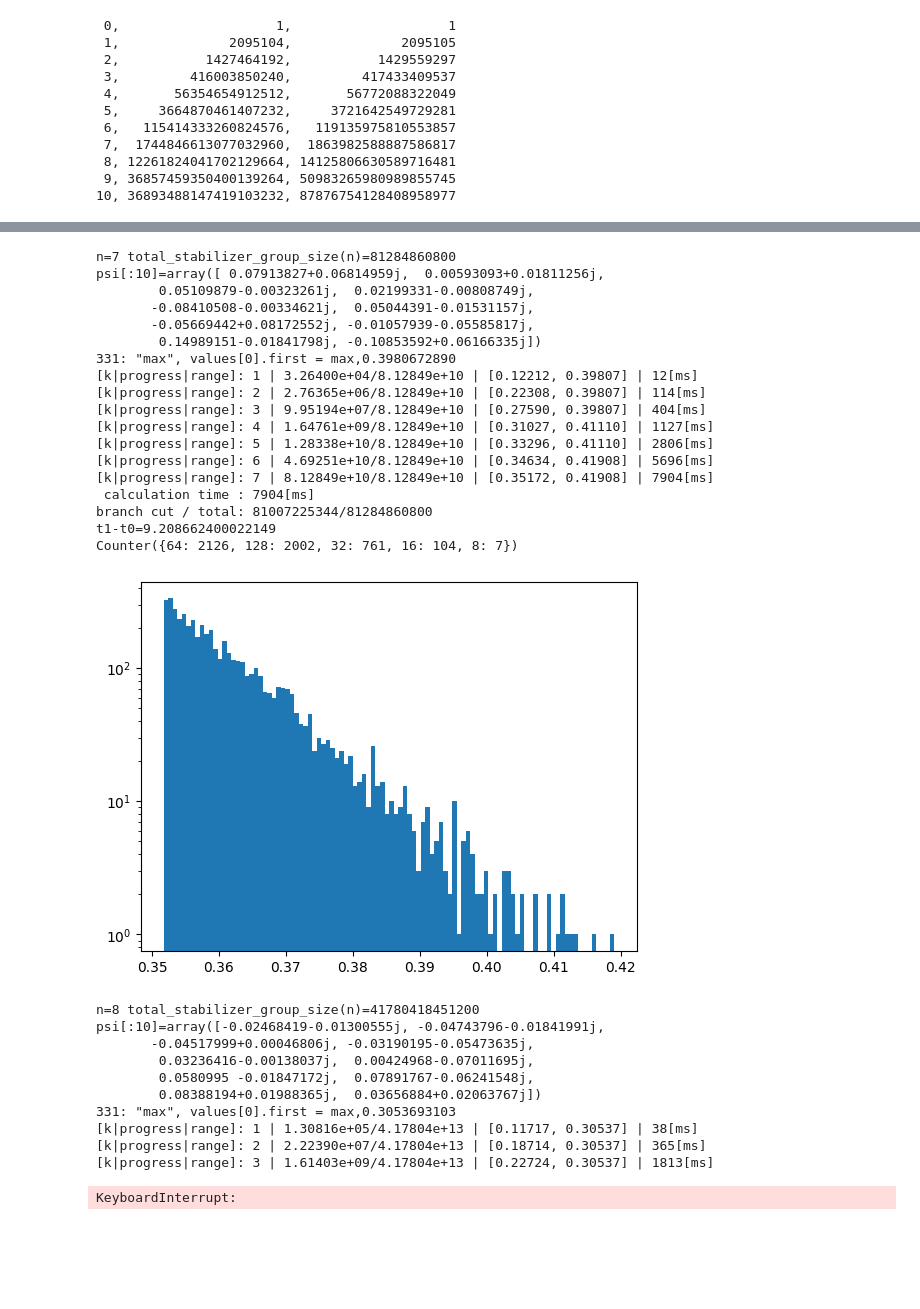
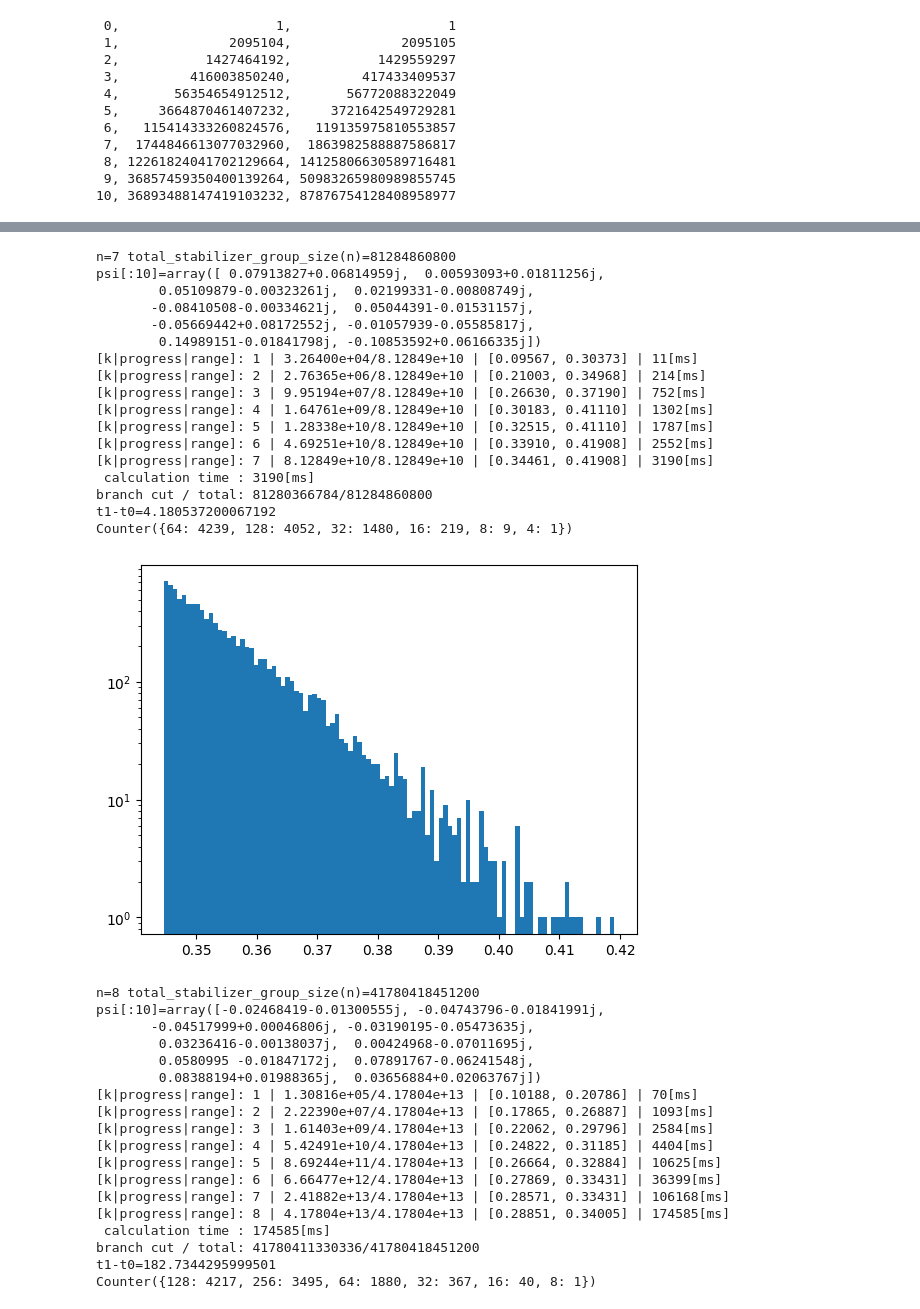
Before and after one commit to quantum-programming/stabilizer_extent, a Jupyter notebook: notebooks/dot_calculation.ipynb, the cells around one changed output, grey strips where cells are left out. Drawn from its saved outputs; the diff is of its cells as text; code cells hidden in the pictures; blank space fills up the shorter version.

```diff
--- a/notebooks/dot_calculation.ipynb
+++ b/notebooks/dot_calculation.ipynb
@@ -57,7 +57,7 @@ for n in [3, 4, 5]:
     t1 = time.perf_counter()
     ansFast = calc_dot(n, psi.tolist())
     t2 = time.perf_counter()
-    states = get_topK_Amat(n, psi, is_dual_mode=False)
+    states = get_topK_Amat(n, psi, is_dual_mode=False, verbose=True)
     ansFast2 = np.abs(psi.conjugate() @ states)
     t3 = time.perf_counter()
     print(f"{t1-t0=}")
@@ -145,7 +142,7 @@ for n in [6, 7, 8]:
     print(f"{psi[:10]=}")
 
     t0 = time.perf_counter()
-    states = get_topK_Amat(n, psi, is_dual_mode=False)
+    states = get_topK_Amat(n, psi, is_dual_mode=False, verbose=True)
     ans = np.abs(psi.conj().T @ states)
     t1 = time.perf_counter()
     print(f"{t1-t0=}")
@@ -180,30 +176,36 @@ Counter({32: 2105, 64: 1896, 16: 830, 8: 157, 4: 12})
 n=7 total_stabilizer_group_size(n)=81284860800
 psi[:10]=array([ 0.07913827+0.06814959j,  0.00593093+0.01811256j,
         0.05109879-0.00323261j,  0.02199331-0.00808749j,
        -0.08410508-0.00334621j,  0.05044391-0.01531157j,
        -0.05669442+0.08172552j, -0.01057939-0.05585817j,
         0.14989151-0.01841798j, -0.10853592+0.06166335j])
-331: "max", values[0].first = max,0.3980672890
-[k|progress|range]: 1 | 3.26400e+04/8.12849e+10 | [0.12212, 0.39807] | 12[ms]
-[k|progress|range]: 2 | 2.76365e+06/8.12849e+10 | [0.22308, 0.39807] | 114[ms]
-[k|progress|range]: 3 | 9.95194e+07/8.12849e+10 | [0.27590, 0.39807] | 404[ms]
-[k|progress|range]: 4 | 1.64761e+09/8.12849e+10 | [0.31027, 0.41110] | 1127[ms]
-[k|progress|range]: 5 | 1.28338e+10/8.12849e+10 | [0.33296, 0.41110] | 2806[ms]
-[k|progress|range]: 6 | 4.69251e+10/8.12849e+10 | [0.34634, 0.41908] | 5696[ms]
-[k|progress|range]: 7 | 8.12849e+10/8.12849e+10 | [0.35172, 0.41908] | 7904[ms]
- calculation time : 7904[ms]
-branch cut / total: 81007225344/81284860800
-t1-t0=9.208662400022149
-Counter({64: 2126, 128: 2002, 32: 761, 16: 104, 8: 7})
+[k|progress|range]: 1 | 3.26400e+04/8.12849e+10 | [0.09567, 0.30373] | 11[ms]
+[k|progress|range]: 2 | 2.76365e+06/8.12849e+10 | [0.21003, 0.34968] | 214[ms]
+[k|progress|range]: 3 | 9.95194e+07/8.12849e+10 | [0.26630, 0.37190] | 752[ms]
+[k|progress|range]: 4 | 1.64761e+09/8.12849e+10 | [0.30183, 0.41110] | 1302[ms]
+[k|progress|range]: 5 | 1.28338e+10/8.12849e+10 | [0.32515, 0.41110] | 1787[ms]
+[k|progress|range]: 6 | 4.69251e+10/8.12849e+10 | [0.33910, 0.41908] | 2552[ms]
+[k|progress|range]: 7 | 8.12849e+10/8.12849e+10 | [0.34461, 0.41908] | 3190[ms]
+ calculation time : 3190[ms]
+branch cut / total: 81280366784/81284860800
+t1-t0=4.180537200067192
+Counter({64: 4239, 128: 4052, 32: 1480, 16: 219, 8: 9, 4: 1})
-[figure, old version]
+[figure, new version]
 n=8 total_stabilizer_group_size(n)=41780418451200
 psi[:10]=array([-0.02468419-0.01300555j, -0.04743796-0.01841991j,
        -0.04517999+0.00046806j, -0.03190195-0.05473635j,
         0.03236416-0.00138037j,  0.00424968-0.07011695j,
         0.0580995 -0.01847172j,  0.07891767-0.06241548j,
         0.08388194+0.01988365j,  0.03656884+0.02063767j])
-331: "max", values[0].first = max,0.3053693103
-[k|progress|range]: 1 | 1.30816e+05/4.17804e+13 | [0.11717, 0.30537] | 38[ms]
-[k|progress|range]: 2 | 2.22390e+07/4.17804e+13 | [0.18714, 0.30537] | 365[ms]
-[k|progress|range]: 3 | 1.61403e+09/4.17804e+13 | [0.22724, 0.30537] | 1813[ms]
+[k|progress|range]: 1 | 1.30816e+05/4.17804e+13 | [0.10188, 0.20786] | 70[ms]
+[k|progress|range]: 2 | 2.22390e+07/4.17804e+13 | [0.17865, 0.26887] | 1093[ms]
+[k|progress|range]: 3 | 1.61403e+09/4.17804e+13 | [0.22062, 0.29796] | 2584[ms]
+[k|progress|range]: 4 | 5.42491e+10/4.17804e+13 | [0.24822, 0.31185] | 4404[ms]
+[k|progress|range]: 5 | 8.69244e+11/4.17804e+13 | [0.26664, 0.32884] | 10625[ms]
+[k|progress|range]: 6 | 6.66477e+12/4.17804e+13 | [0.27869, 0.33431] | 36399[ms]
+[k|progress|range]: 7 | 2.41882e+13/4.17804e+13 | [0.28571, 0.33431] | 106168[ms]
+[k|progress|range]: 8 | 4.17804e+13/4.17804e+13 | [0.28851, 0.34005] | 174585[ms]
+ calculation time : 174585[ms]
+branch cut / total: 41780411330336/41780418451200
+t1-t0=182.7344295999501
+Counter({128: 4217, 256: 3495, 64: 1880, 32: 367, 16: 40, 8: 1})
-KeyboardInterrupt:
```
Also changed, not shown: parts of 2 cells of this notebook, 6 other files.
